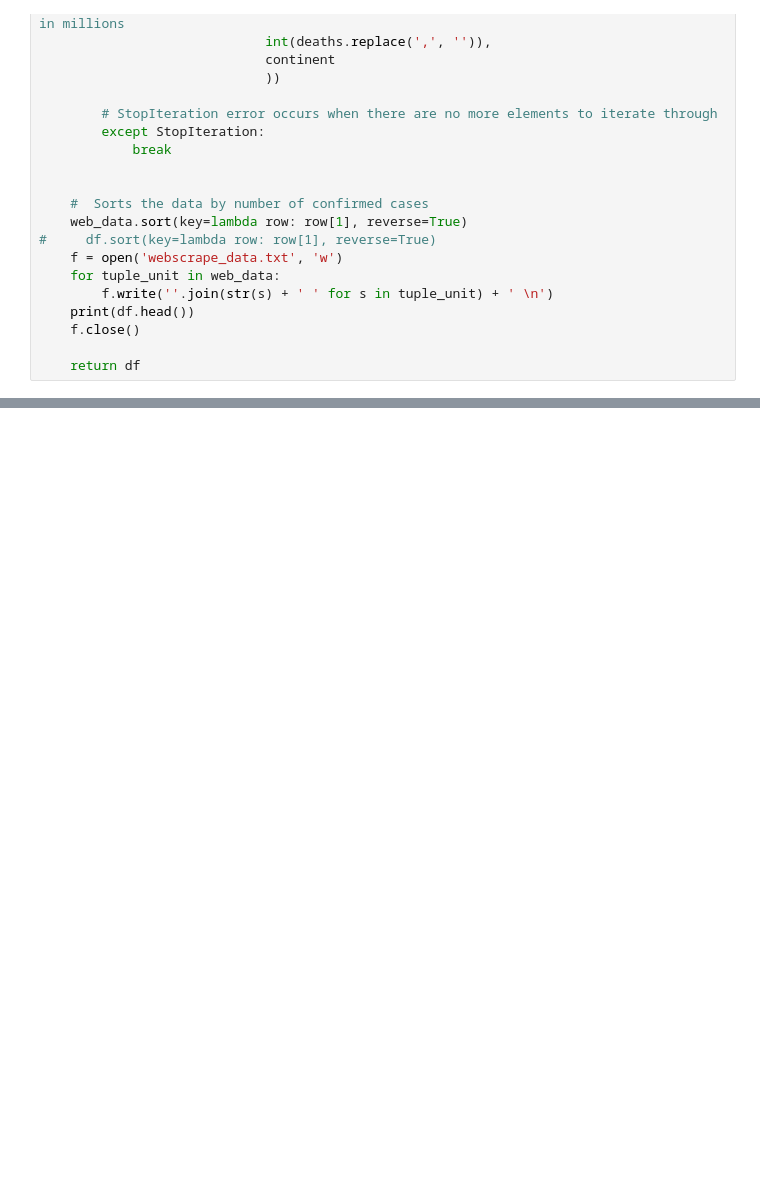
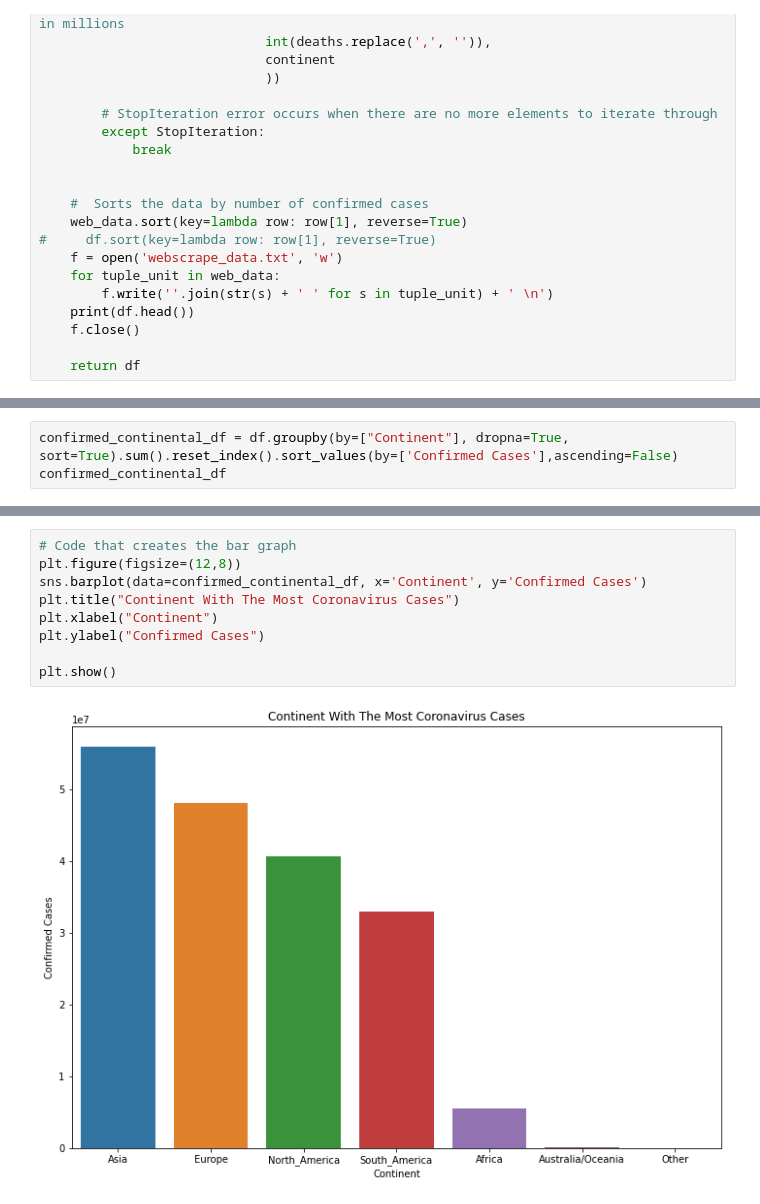
Before and after one commit to dynguy/Coronavirus_Scrap, a Jupyter notebook: Coronavirus_Scrape.ipynb, the cells around one changed output, grey strips where cells are left out. Drawn from its saved outputs; the diff is of its cells as text; blank space fills up the shorter version.

```diff
--- a/Coronavirus_Scrape.ipynb
+++ b/Coronavirus_Scrape.ipynb
@@ -121,0 +193,3 @@ temp.head(10)
+# %%
+confirmed_continental_df = df.groupby(by=["Continent"], dropna=True, sort=True).sum().reset_index().sort_values(by=['Confirmed Cases'],ascending=False)
+confirmed_continental_df
@@ -121,0 +205,11 @@ temp.head(10)
+# %%
+# Code that creates the bar graph
+plt.figure(figsize=(12,8))
+sns.barplot(data=confirmed_continental_df, x='Continent', y='Confirmed Cases')
+plt.title("Continent With The Most Coronavirus Cases")
+plt.xlabel("Continent")
+plt.ylabel("Confirmed Cases")
+
+plt.show()
+# %% [output]
+[figure, added]
```
Also changed, not shown: parts of 22 cells of this notebook, 2 other files.
